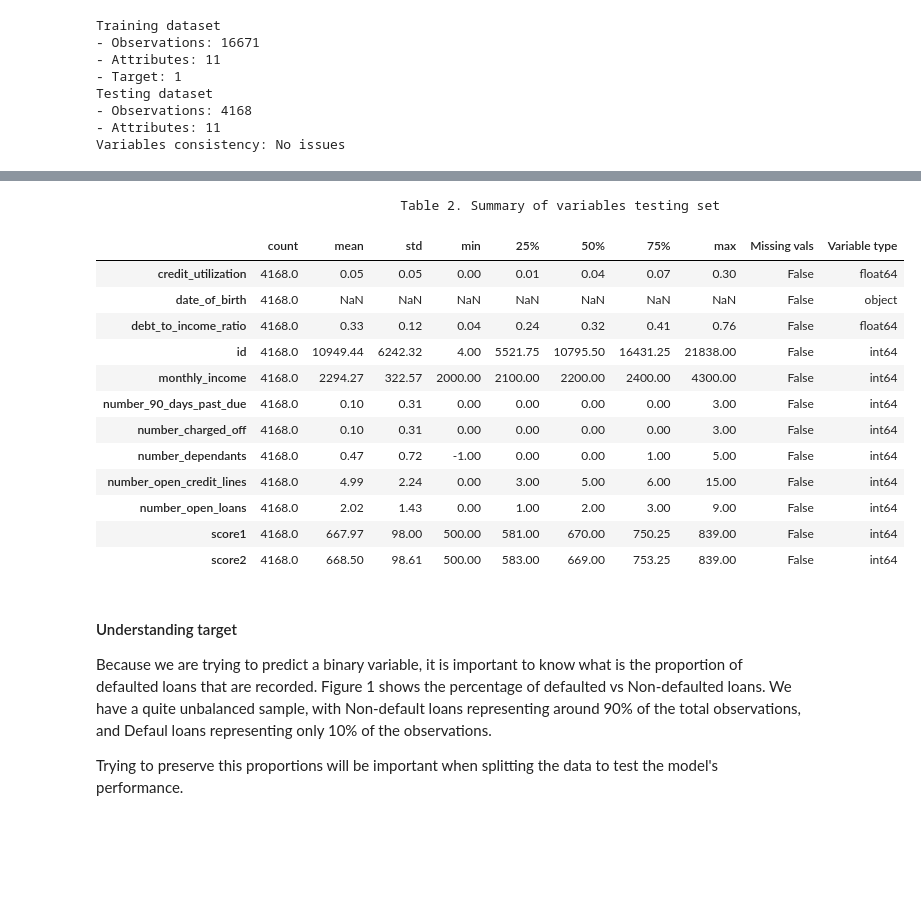
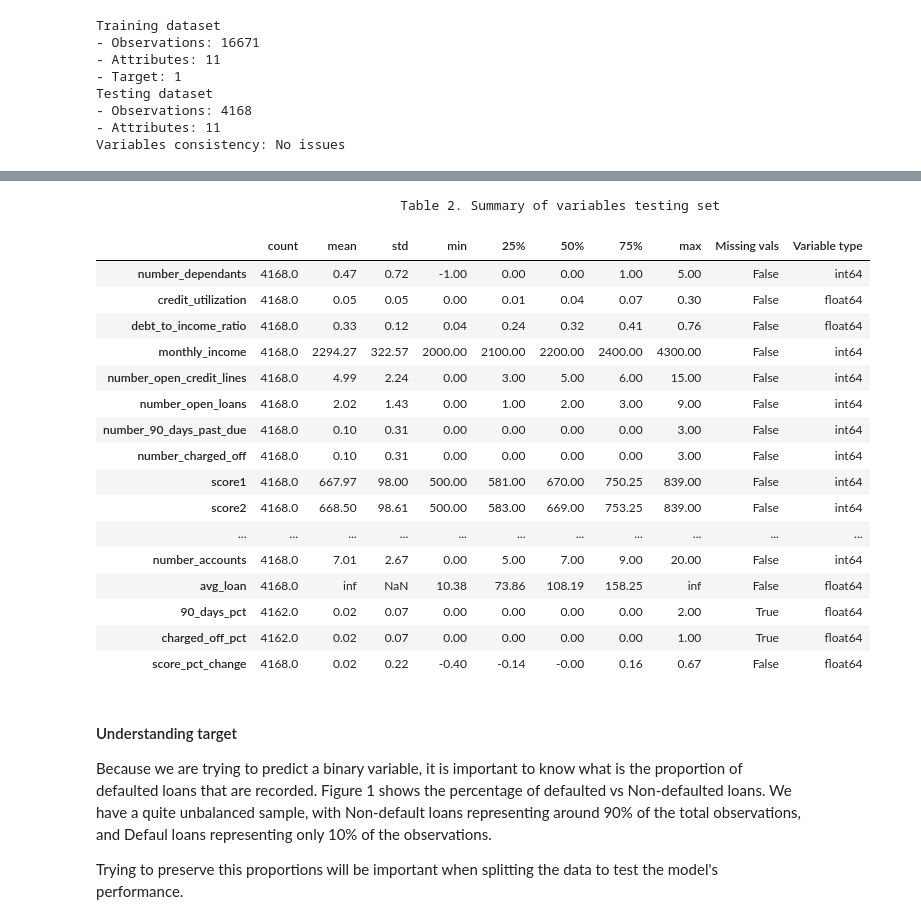
Before and after one commit to kevinmiguel97/Credit-default-model, a Jupyter notebook: Credit_default_model.ipynb, the cells around one changed output, grey strips where cells are left out. Cells and saved outputs as stored; diff of their text form; code cells hidden in the pictures; blank space fills up the shorter version.

```diff
--- a/Credit_default_model.ipynb
+++ b/Credit_default_model.ipynb
@@ -123,36 +152,3 @@ From this original set of variables there are a few others that we can safely in
 - *charged_off_pct* (*number_charged_off* / *number_accounts*): Percentage of accounts charged off.
 
 - *score_pct_change* (*score2* - *score1*) / *score1*:  Percent change of the credit score.
-# %%
-# Function to summarize data
-def summary_stats(data, title):
-    """
-    Generates a Summary table containing the most relevant information of a dataset
-
-    Parameters:
-    ----------
-    data : dataframe
-        Data to summarize
-    title : str
-        Title of the graph
-
-    Returns:
-    --------
-    Dataframe
-    """
-    # Generate a general summary of the variables
-    df_missingval = pd.DataFrame(data.isna().any(), columns=['Missing vals'])                   # Check if there are any missing values
-    df_types = pd.DataFrame(data.dtypes, columns=['Variable type'])                             # Obtain the datatypes of all colums
-    df_describe = data.describe().round(decimals=2).transpose()                                 # Generate summary statistics
-    _ = pd.merge(df_missingval, df_types, how='inner', left_index=True, right_index=True)       # Intermediate merge types and missing val
-    df_var_summary = pd.merge(df_describe, _ , how='outer', left_index=True, right_index=True)  # Final merge
-    df_var_summary.loc['date_of_birth', 'count'] = len(data.index)                              # Replace count of date_of_birth
-    print(title.center(120))
-
-    return df_var_summary
-
-quant_cols = df_train.columns.drop(['id', 'date_of_birth'])                                     # Create a list of quantitative columns
-
-# Applying function to traiinng data
-title = 'Table 1. Summary of variables training set'
-summary_stats(df_train, title)
@@ -175,22 +253,26 @@ summary_stats(df_train, title)
 # %%
 # Applying function to testing data
 title = 'Table 2. Summary of variables testing set'
-summary_stats(df_test, title)
+summary_stats(df_test_new, title)
 # %% [output]
                                        Table 2. Summary of variables testing set
 |  | count | mean | std | min | 25% | 50% | 75% | max | Missing vals | Variable type |
+| number_dependants | 4168.0 | 0.47 | 0.72 | -1.00 | 0.00 | 0.00 | 1.00 | 5.00 | False | int64 |
 | credit_utilization | 4168.0 | 0.05 | 0.05 | 0.00 | 0.01 | 0.04 | 0.07 | 0.30 | False | float64 |
-| date_of_birth | 4168.0 | NaN | NaN | NaN | NaN | NaN | NaN | NaN | False | object |
 | debt_to_income_ratio | 4168.0 | 0.33 | 0.12 | 0.04 | 0.24 | 0.32 | 0.41 | 0.76 | False | float64 |
-| id | 4168.0 | 10949.44 | 6242.32 | 4.00 | 5521.75 | 10795.50 | 16431.25 | 21838.00 | False | int64 |
 | monthly_income | 4168.0 | 2294.27 | 322.57 | 2000.00 | 2100.00 | 2200.00 | 2400.00 | 4300.00 | False | int64 |
+| number_open_credit_lines | 4168.0 | 4.99 | 2.24 | 0.00 | 3.00 | 5.00 | 6.00 | 15.00 | False | int64 |
+| number_open_loans | 4168.0 | 2.02 | 1.43 | 0.00 | 1.00 | 2.00 | 3.00 | 9.00 | False | int64 |
 | number_90_days_past_due | 4168.0 | 0.10 | 0.31 | 0.00 | 0.00 | 0.00 | 0.00 | 3.00 | False | int64 |
 | number_charged_off | 4168.0 | 0.10 | 0.31 | 0.00 | 0.00 | 0.00 | 0.00 | 3.00 | False | int64 |
-| number_dependants | 4168.0 | 0.47 | 0.72 | -1.00 | 0.00 | 0.00 | 1.00 | 5.00 | False | int64 |
-| number_open_credit_lines | 4168.0 | 4.99 | 2.24 | 0.00 | 3.00 | 5.00 | 6.00 | 15.00 | False | int64 |
-| number_open_loans | 4168.0 | 2.02 | 1.43 | 0.00 | 1.00 | 2.00 | 3.00 | 9.00 | False | int64 |
 | score1 | 4168.0 | 667.97 | 98.00 | 500.00 | 581.00 | 670.00 | 750.25 | 839.00 | False | int64 |
 | score2 | 4168.0 | 668.50 | 98.61 | 500.00 | 583.00 | 669.00 | 753.25 | 839.00 | False | int64 |
+| ... | ... | ... | ... | ... | ... | ... | ... | ... | ... | ... |
+| number_accounts | 4168.0 | 7.01 | 2.67 | 0.00 | 5.00 | 7.00 | 9.00 | 20.00 | False | int64 |
+| avg_loan | 4168.0 | inf | NaN | 10.38 | 73.86 | 108.19 | 158.25 | inf | False | float64 |
+| 90_days_pct | 4162.0 | 0.02 | 0.07 | 0.00 | 0.00 | 0.00 | 0.00 | 2.00 | True | float64 |
+| charged_off_pct | 4162.0 | 0.02 | 0.07 | 0.00 | 0.00 | 0.00 | 0.00 | 1.00 | True | float64 |
+| score_pct_change | 4168.0 | 0.02 | 0.22 | -0.40 | -0.14 | -0.00 | 0.16 | 0.67 | False | float64 |
 # %% [markdown]
 #### Understanding target
 Because we are trying to predict a binary variable, it is important to know what is the proportion of defaulted loans that are recorded.
```
Also changed, not shown: parts of 17 cells of this notebook, 3 other files.
